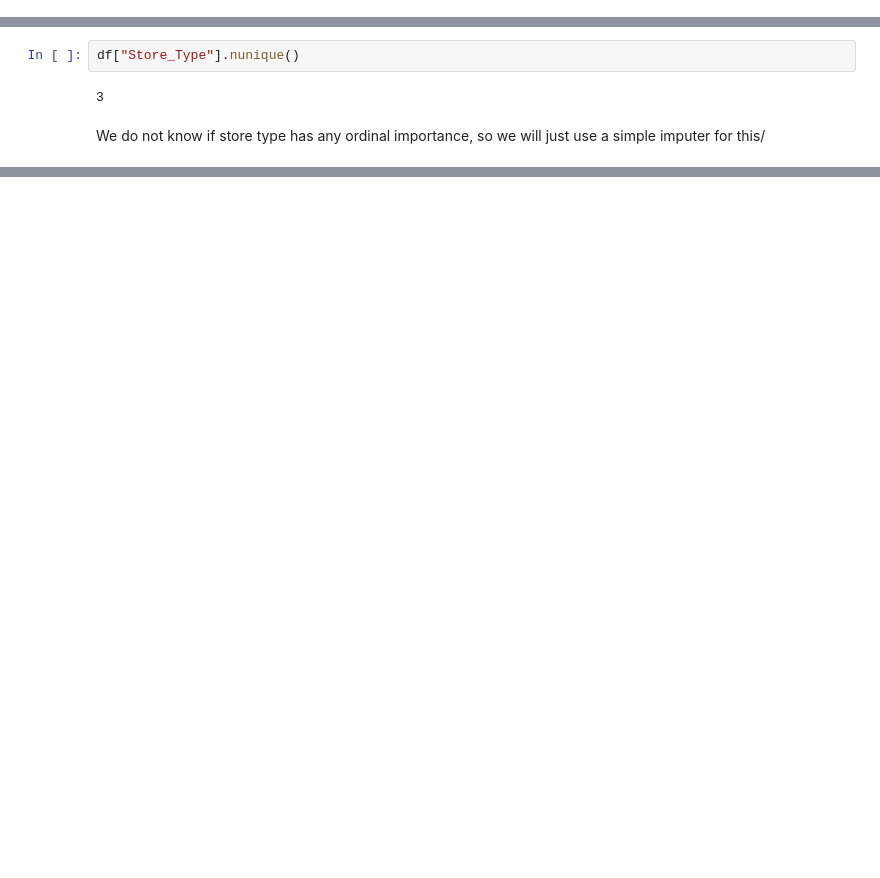
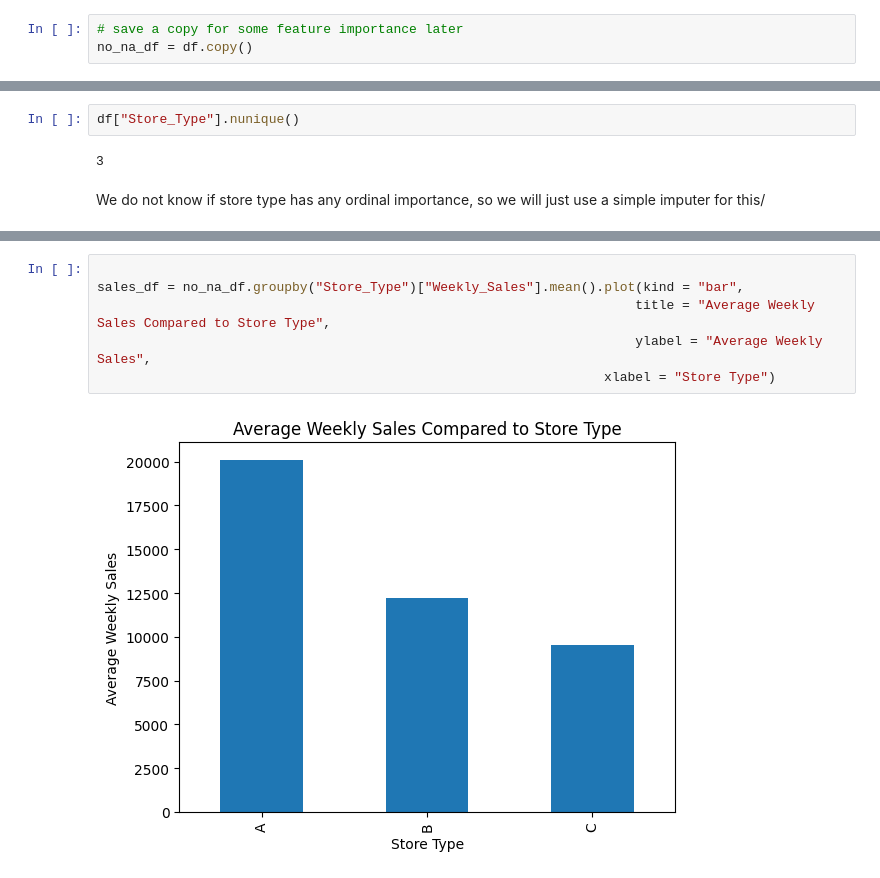
Before and after one commit to SahilBhave/AML-Project, a Jupyter notebook: AML_Group_Project.ipynb, the cells around one changed output, grey strips where cells are left out. Drawn from its saved outputs; the diff is of its cells as text; blank space fills up the shorter version.

```diff
--- a/AML_Group_Project.ipynb
+++ b/AML_Group_Project.ipynb
@@ -352,6 +358,9 @@ IsHoliday       0
 dtype: int64
 # %% [markdown]
 No more missing values!
+# %%
+# save a copy for some feature importance later
+no_na_df = df.copy()
 # %% [markdown]
 ### Categorical Variables/Data Clean-Up
 # %% [markdown]
@@ -426,0 +469,8 @@ df
+# %%
+
+sales_df = no_na_df.groupby("Store_Type")["Weekly_Sales"].mean().plot(kind = "bar",
+                                                                     title = "Average Weekly Sales Compared to Store Type",
+                                                                     ylabel = "Average Weekly Sales",
+                                                                 xlabel = "Store Type")
+# %% [output]
+[figure, added]
```
Also changed, not shown: parts of 51 cells of this notebook.
